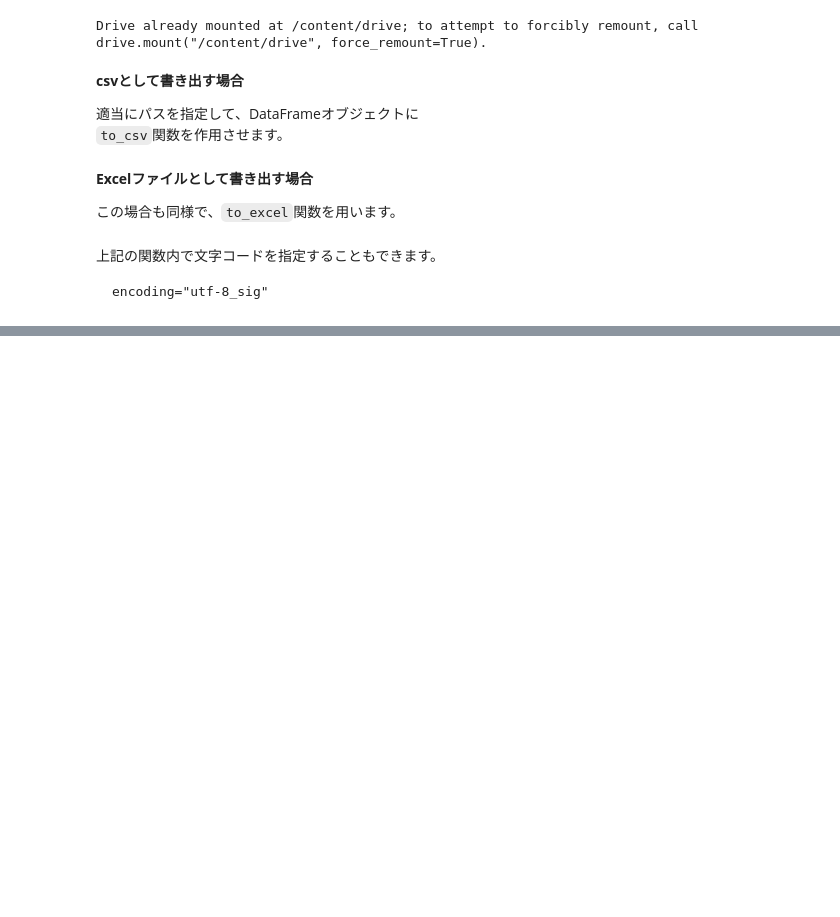
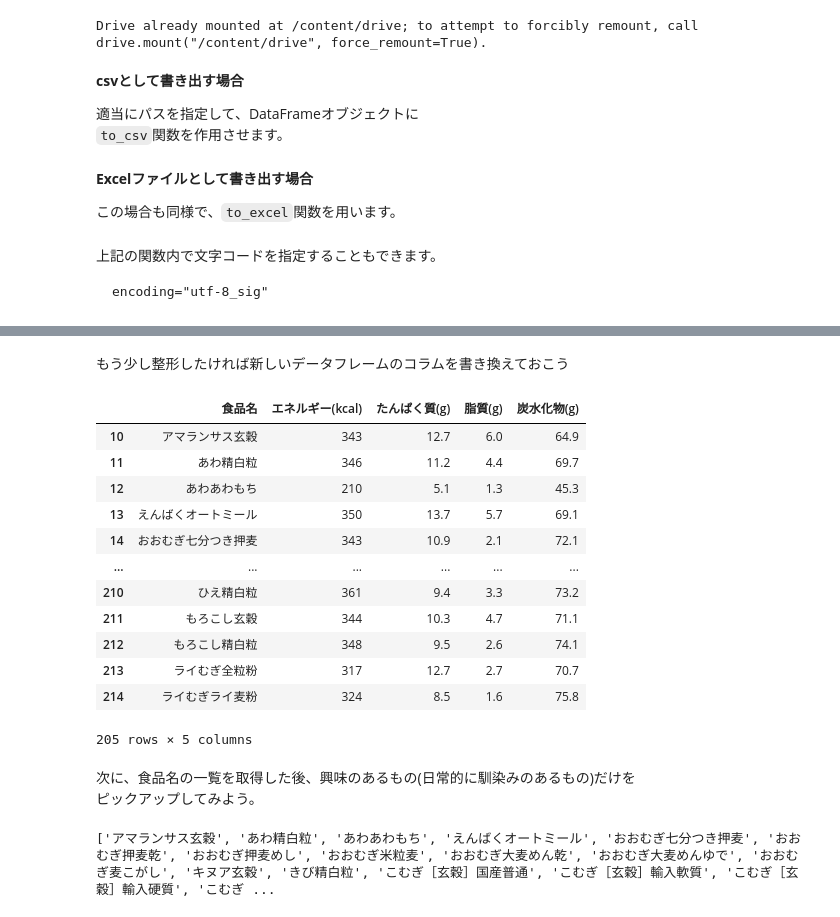
Before and after one commit to SotaYoshida/Lecture_DataScience, a Jupyter notebook: Python_misc_Pandas.ipynb, the cells around one changed output, grey strips where cells are left out. Saved outputs shown, nothing was run; the diff lists cells and outputs as text; code cells hidden in the pictures; blank space fills up the shorter version.

```diff
--- a/Python_misc_Pandas.ipynb
+++ b/Python_misc_Pandas.ipynb
@@ -339,0 +482,29 @@ encoding="utf-8_sig"
+# %% [markdown]
+もう少し整形したければ新しいデータフレームのコラムを書き換えておこう
+# %%
+ndf = df.iloc[:,[3,6,9,12,20]]
+ndf = ndf.iloc[10:,:]
+ndf.columns=["食品名","エネルギー(kcal)","たんぱく質(g)","脂質(g)","炭水化物(g)"]
+ndf["食品名"] = ndf["食品名"].str.replace("\u3000","") # 食品名の中にある余分な全角空白(\u3000)を除去する
+ndf
+# %% [output]
+|  | 食品名 | エネルギー(kcal) | たんぱく質(g) | 脂質(g) | 炭水化物(g) |
+| 10 | アマランサス玄穀 | 343 | 12.7 | 6.0 | 64.9 |
+| 11 | あわ精白粒 | 346 | 11.2 | 4.4 | 69.7 |
+| 12 | あわあわもち | 210 | 5.1 | 1.3 | 45.3 |
+| 13 | えんばくオートミール | 350 | 13.7 | 5.7 | 69.1 |
+| 14 | おおむぎ七分つき押麦 | 343 | 10.9 | 2.1 | 72.1 |
+| ... | ... | ... | ... | ... | ... |
+| 210 | ひえ精白粒 | 361 | 9.4 | 3.3 | 73.2 |
+| 211 | もろこし玄穀 | 344 | 10.3 | 4.7 | 71.1 |
+| 212 | もろこし精白粒 | 348 | 9.5 | 2.6 | 74.1 |
+| 213 | ライむぎ全粒粉 | 317 | 12.7 | 2.7 | 70.7 |
+| 214 | ライむぎライ麦粉 | 324 | 8.5 | 1.6 | 75.8 |
+205 rows × 5 columns
+# %% [markdown]
+次に、食品名の一覧を取得した後、興味のあるもの(日常的に馴染みのあるもの)だけを
+ピックアップしてみよう。
+# %%
+print(list(ndf["食品名"]))
+# %% [output]
+['アマランサス玄穀', 'あわ精白粒', 'あわあわもち', 'えんばくオートミール', 'おおむぎ七分つき押麦', 'おおむぎ押麦乾', 'おおむぎ押麦めし', 'おおむぎ米粒麦', 'おおむぎ大麦めん乾', 'おおむぎ大麦めんゆで', 'おおむぎ麦こがし', 'キヌア玄穀', 'きび精白粒', 'こむぎ［玄穀］国産普通', 'こむぎ［玄穀］輸入軟質', 'こむぎ［玄穀］輸入硬質', 'こむぎ ...
```
Also changed, not shown: parts of 27 cells of this notebook.
